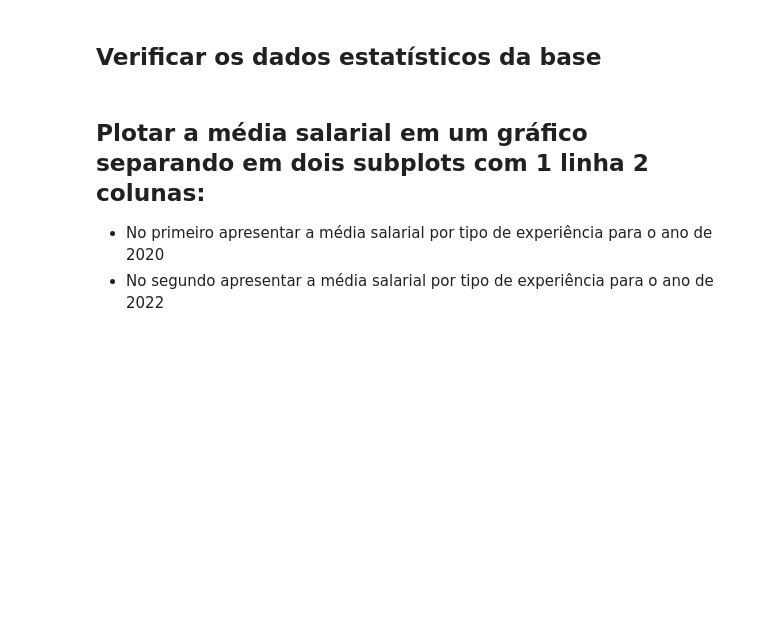
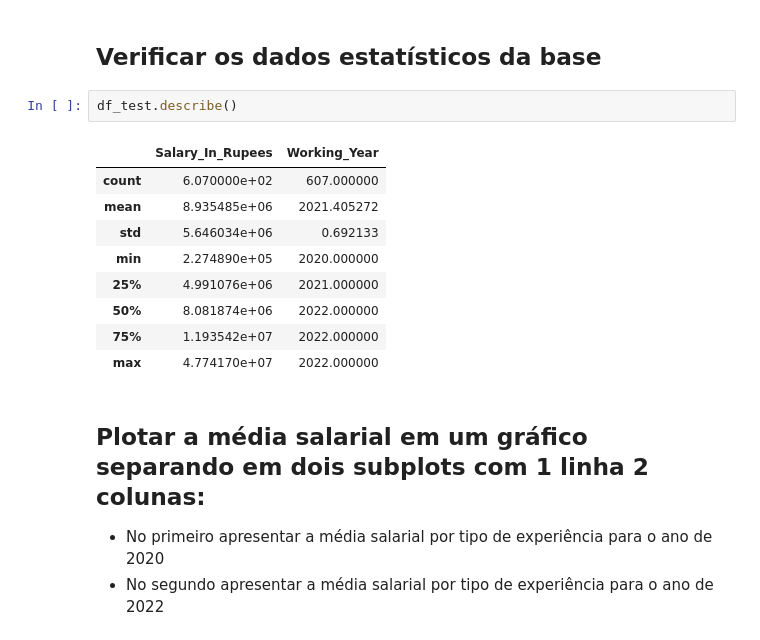
Before and after one commit to AlexandreRosasCosta/Ciencia_de_Dados, a Jupyter notebook: Projeto2/Projeto 02 - Matplotlib.ipynb, the cells around one changed output. Drawn from its saved outputs; the diff is of its cells as text; blank space fills up the shorter version.

```diff
--- a/Projeto2/Projeto 02 - Matplotlib.ipynb
+++ b/Projeto2/Projeto 02 - Matplotlib.ipynb
@@ -100,5 +120,17 @@ dtype: object
 # %% [markdown]
 ## Verificar os dados estatísticos da base
+# %%
+df_test.describe()
+# %% [output]
+|  | Salary_In_Rupees | Working_Year |
+| count | 6.070000e+02 | 607.000000 |
+| mean | 8.935485e+06 | 2021.405272 |
+| std | 5.646034e+06 | 0.692133 |
+| min | 2.274890e+05 | 2020.000000 |
+| 25% | 4.991076e+06 | 2021.000000 |
+| 50% | 8.081874e+06 | 2022.000000 |
+| 75% | 1.193542e+07 | 2022.000000 |
+| max | 4.774170e+07 | 2022.000000 |
 # %% [markdown]
 ## Plotar a média salarial em um gráfico separando em dois subplots com 1 linha 2 colunas:
 -  No primeiro apresentar a média salarial por tipo de experiência para o ano de 2020
```
Also changed, not shown: parts of 2 cells of this notebook, 2 other files.
